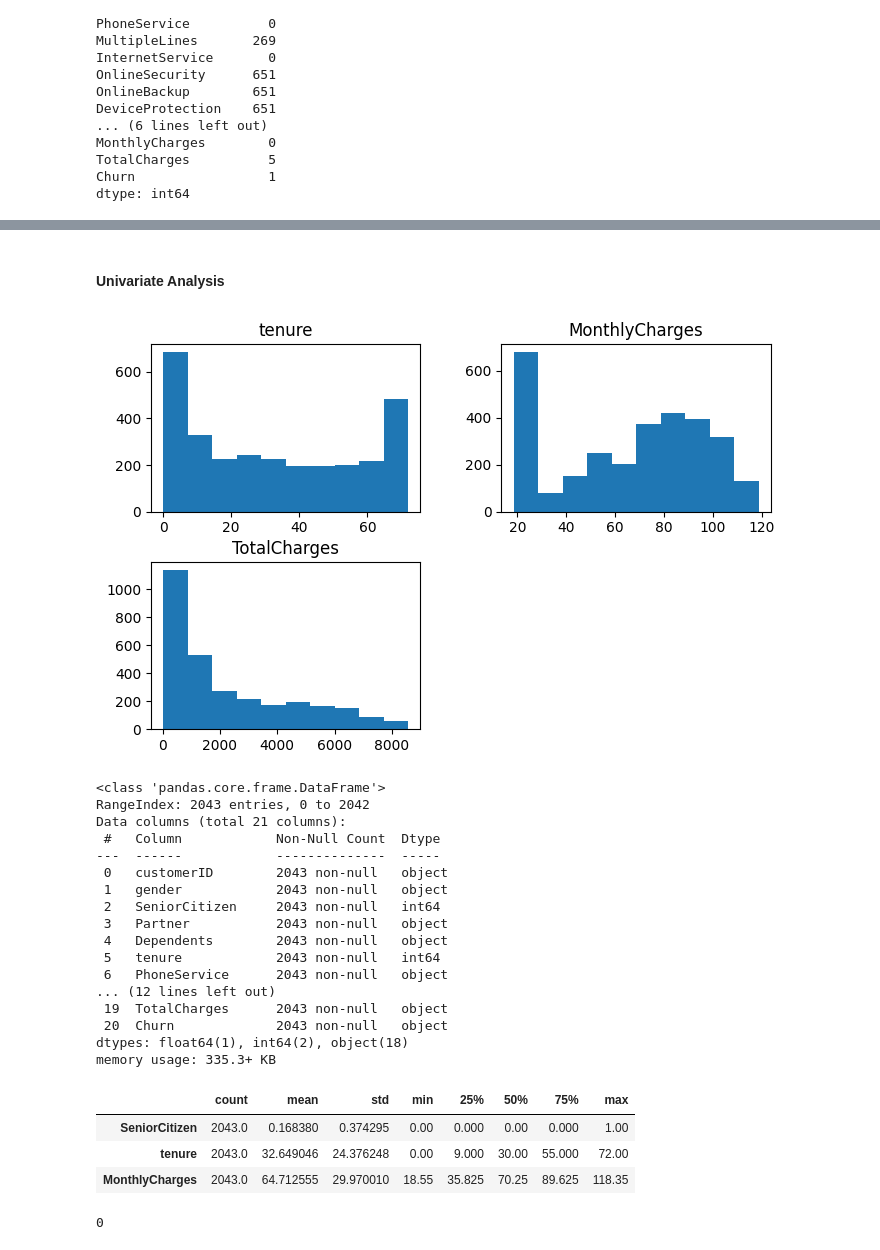
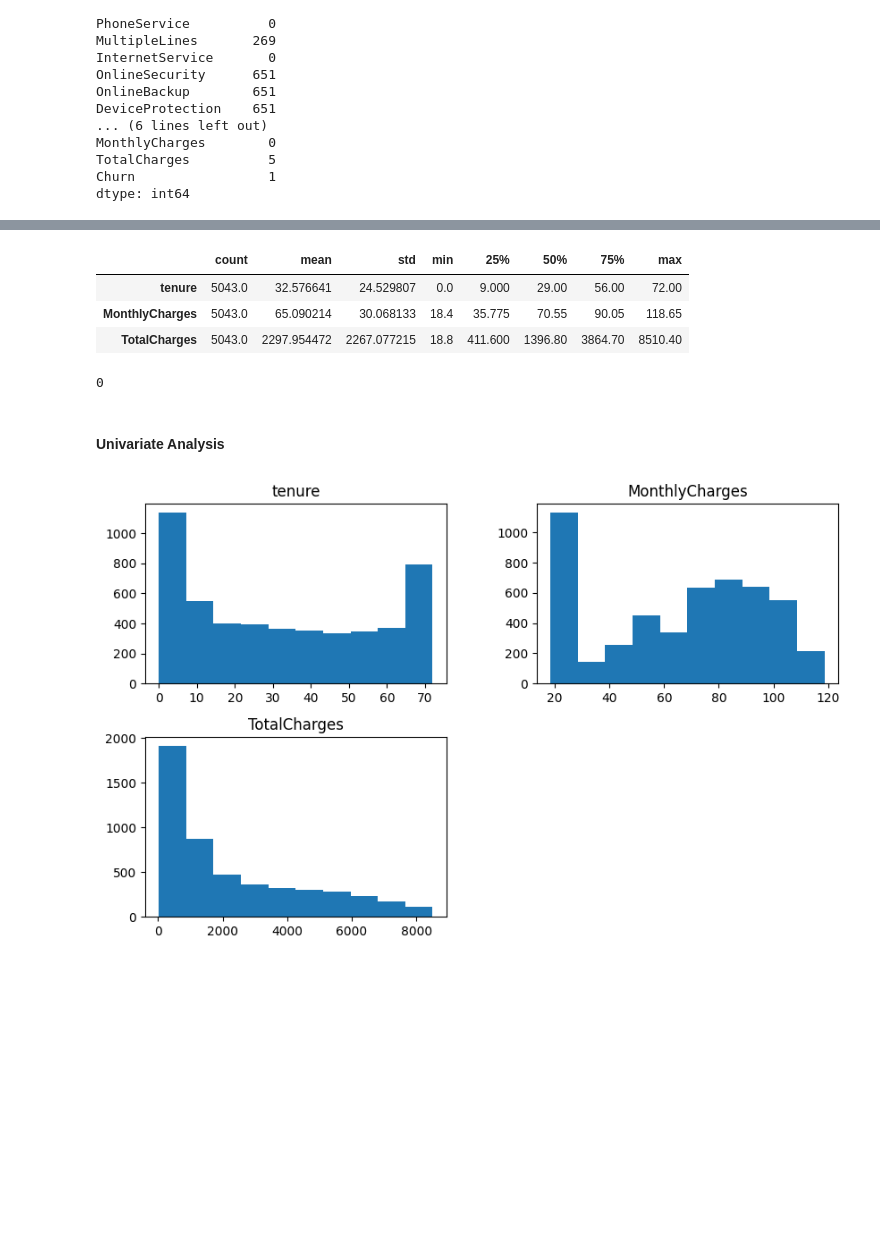
Before and after one commit to Moriahasare/Customer-Churn-Project, a Jupyter notebook: notebook.ipynb, the cells around one changed output, grey strips where cells are left out. Drawn from its saved outputs; the diff is of its cells as text; code cells hidden in the pictures; blank space fills up the shorter version.

```diff
--- a/notebook.ipynb
+++ b/notebook.ipynb
@@ -313,0 +378,14 @@ dtype: int64
+# %%
+# Concatenate the various DataFrames into a single DataFrame
+data_concat = pd.concat([data1, data2]).reset_index(drop=True)
+
+# Create file path to save file
+file_path = './data/Telco-churn-concat.csv'
+
+# Convert dataset to CSV file and save in the path without including the index column
+data_concat.to_csv(file_path, index=False)
+
+# Read CSV file and assign it to a variable named data
+data = pd.read_csv('./data/Telco-churn-concat.csv')
+
+data.head()
@@ -314,38 +440,21 @@ dtype: int64
+# %%
+data.describe().T
+# %% [output]
+|  | count | mean | std | min | 25% | 50% | 75% | max |
+| tenure | 5043.0 | 32.576641 | 24.529807 | 0.0 | 9.000 | 29.00 | 56.00 | 72.00 |
+| MonthlyCharges | 5043.0 | 65.090214 | 30.068133 | 18.4 | 35.775 | 70.55 | 90.05 | 118.65 |
+| TotalCharges | 5043.0 | 2297.954472 | 2267.077215 | 18.8 | 411.600 | 1396.80 | 3864.70 | 8510.40 |
+# %%
+data.duplicated().sum()
+# %% [output]
+0
+# %%
+# Replace null values in 'Churn' with the mode
+data['Churn'].fillna(data['Churn'].mode()[0], inplace=True)
 # %% [markdown]
 #### Univariate Analysis
 # %%
-data1.hist(figsize=(8, 5), grid=False)
+data.hist(figsize=(10, 6), grid=False)
 plt.show()
 # %% [output]
-[figure, old version]
+[figure, new version]
-# %%
-data2.info()
-# %% [output]
-<class 'pandas.core.frame.DataFrame'>
-RangeIndex: 2043 entries, 0 to 2042
-Data columns (total 21 columns):
- #   Column            Non-Null Count  Dtype
----  ------            --------------  -----
- 0   customerID        2043 non-null   object
- 1   gender            2043 non-null   object
- 2   SeniorCitizen     2043 non-null   int64
- 3   Partner           2043 non-null   object
- 4   Dependents        2043 non-null   object
- 5   tenure            2043 non-null   int64
- 6   PhoneService      2043 non-null   object
-... (12 lines left out)
- 19  TotalCharges      2043 non-null   object
- 20  Churn             2043 non-null   object
-dtypes: float64(1), int64(2), object(18)
-memory usage: 335.3+ KB
-# %%
-data2.describe().T
-# %% [output]
-|  | count | mean | std | min | 25% | 50% | 75% | max |
-| SeniorCitizen | 2043.0 | 0.168380 | 0.374295 | 0.00 | 0.000 | 0.00 | 0.000 | 1.00 |
-| tenure | 2043.0 | 32.649046 | 24.376248 | 0.00 | 9.000 | 30.00 | 55.000 | 72.00 |
-| MonthlyCharges | 2043.0 | 64.712555 | 29.970010 | 18.55 | 35.825 | 70.25 | 89.625 | 118.35 |
-# %%
-data2.duplicated().sum()
-# %% [output]
-0
```
Also changed, not shown: parts of 52 cells of this notebook, 1 other file.
